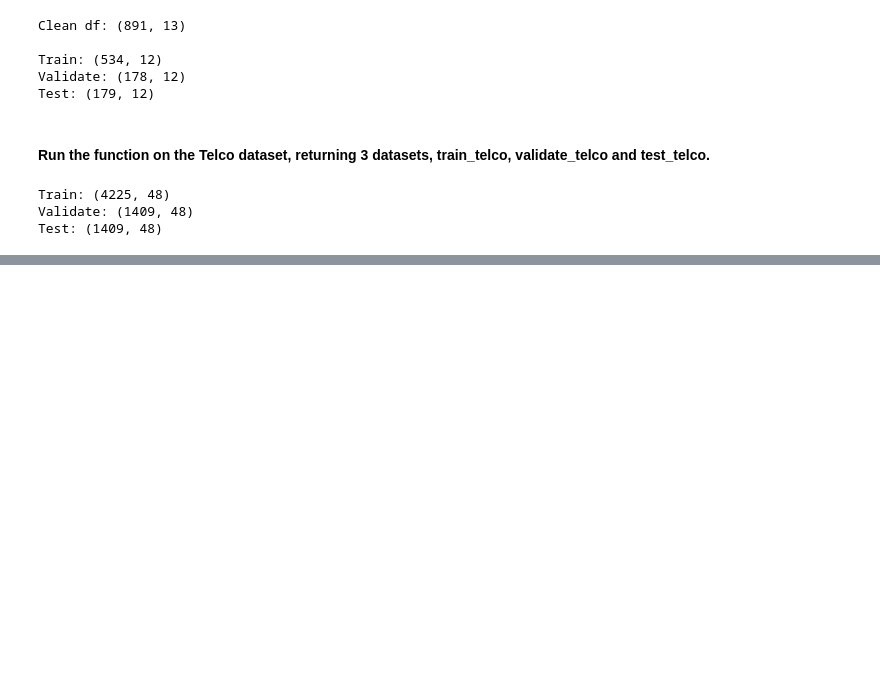
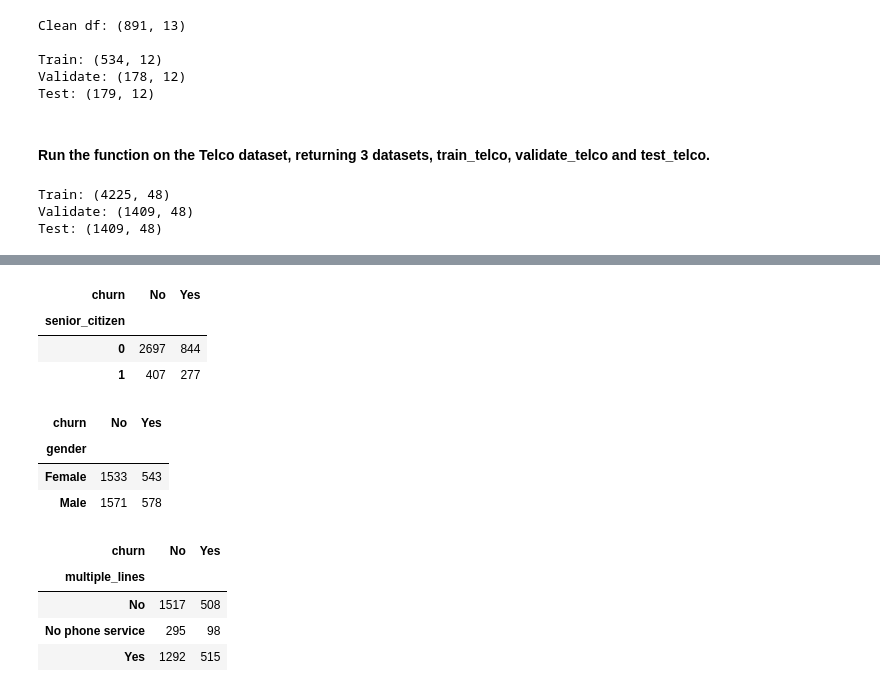
Before and after one commit to manuel-salazar1/classification-exercises, a Jupyter notebook: classification_exercises.ipynb, the cells around one changed output, grey strips where cells are left out. Drawn from its saved outputs; the diff is of its cells as text; code cells hidden in the pictures; blank space fills up the shorter version.

```diff
--- a/classification_exercises.ipynb
+++ b/classification_exercises.ipynb
@@ -1780,0 +1830,22 @@ We reject the null
+# %%
+pd.crosstab(train_df.senior_citizen, train_df.churn)
+# %% [output]
+| churn | No | Yes |
+| senior_citizen |  |  |
+| 0 | 2697 | 844 |
+| 1 | 407 | 277 |
+# %%
+pd.crosstab(train_df.gender, train_df.churn)
+# %% [output]
+| churn | No | Yes |
+| gender |  |  |
+| Female | 1533 | 543 |
+| Male | 1571 | 578 |
+# %%
+pd.crosstab(train_df.multiple_lines, train_df.churn)
+# %% [output]
+| churn | No | Yes |
+| multiple_lines |  |  |
+| No | 1517 | 508 |
+| No phone service | 295 | 98 |
+| Yes | 1292 | 515 |
```
Also changed, not shown: parts of 208 cells of this notebook, 1 other file.
